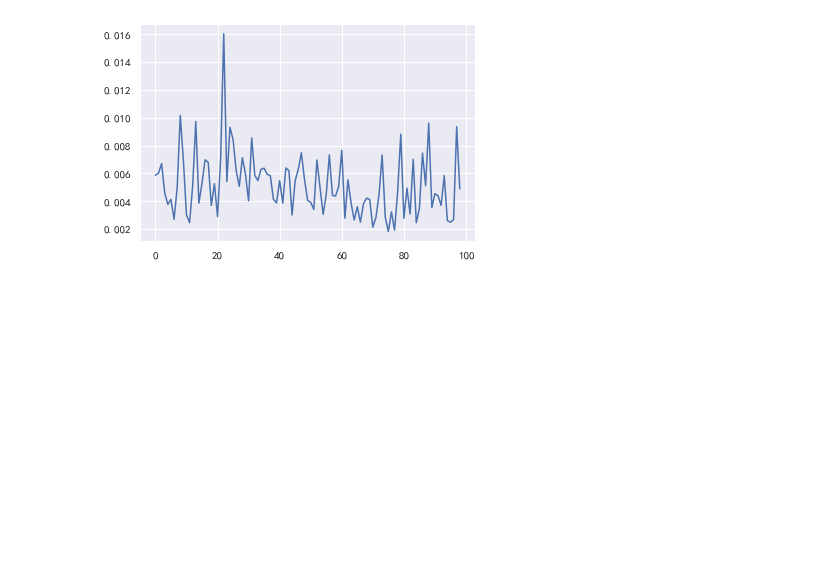
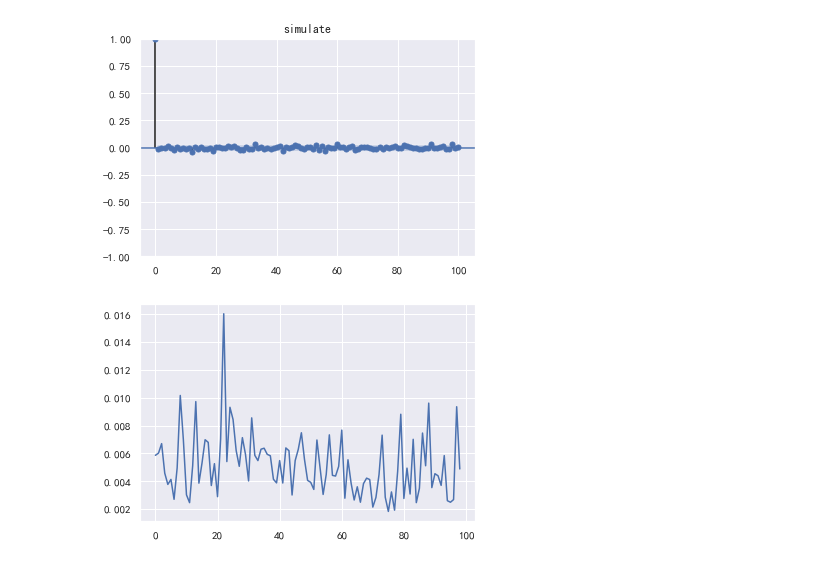
Before and after one commit to MuSaCN/PythonLearning, a Jupyter notebook: Analysis_市场研究/外汇价格自相关性研究.ipynb, the cells around one changed output. Saved outputs shown, nothing was run; the diff lists cells and outputs as text; code cells hidden in the pictures; blank space fills up the shorter version.

```diff
--- a/Analysis_市场研究/外汇价格自相关性研究.ipynb
+++ b/Analysis_市场研究/外汇价格自相关性研究.ipynb
@@ -96,6 +95,25 @@ symbol = "EURUSD"
 timeframe = "TIMEFRAME_D1"
 date_from, date_to = myMT5Pro.get_date_range(timeframe)
 data_total = myMT5Pro.getsymboldata(symbol, timeframe, date_from, date_to, index_time=True, col_capitalize=True)
+# %%
+### 随机模拟汇率价格(收盘=下一期开盘)，测试自相关性
+# (结论错误！)汇率的Range之所以有较强的自相关性，是因为其价格没有跳空，H-L有较大的重叠。所以汇率有自相关性仅仅是价格走势的结果。通过检测其他有跳空的品种，比如AUS200可以发现这一点。
+# 汇率的Range自相关性是特有的。
+simulate = pd.DataFrame(None, index=data_total.index, columns=["Open","High" , "Low" ,"Close"])
+np.random.seed(123456)
+lastclose = 0
+for i,row in simulate.iterrows():
+    row.Open = lastclose
+    rnd = np.random.normal(0, 1, 3)
+    rnd = np.floor(rnd*10000)
+    row.High = row.Open + rnd.max()
+    row.Low = row.Open + rnd.min()
+    row.Close = row.Open + rnd[-1]
+    lastclose = row.Close
+simulate["Range"] = simulate["High"] - simulate["Low"]
+myDA.tsa.tsa_acf(simulate["Range"], nlags=100, plot=True, plottitle="simulate")
+# %% [output]
+[figure, added]
 # %%
 ### 自相关性分析
 # myDA.tsa_auto_test(data_vola)
```
Also changed, not shown: parts of 1 cell of this notebook, 1 other file.
